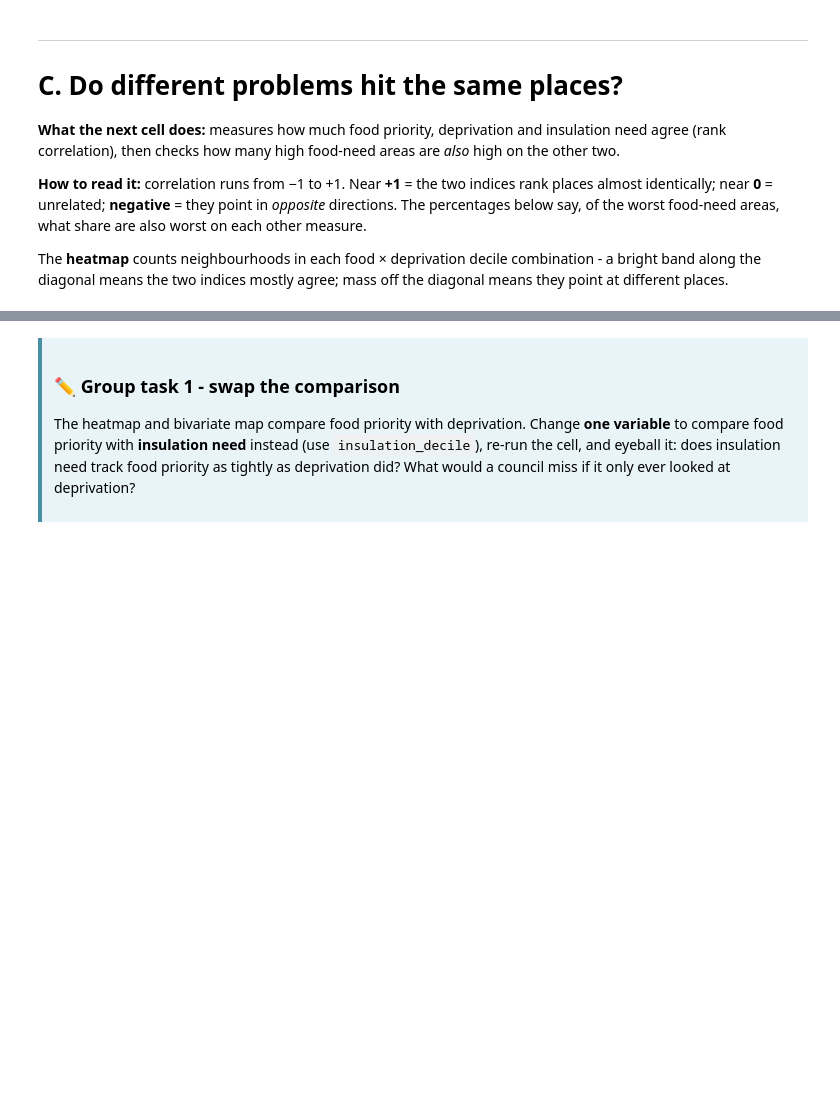
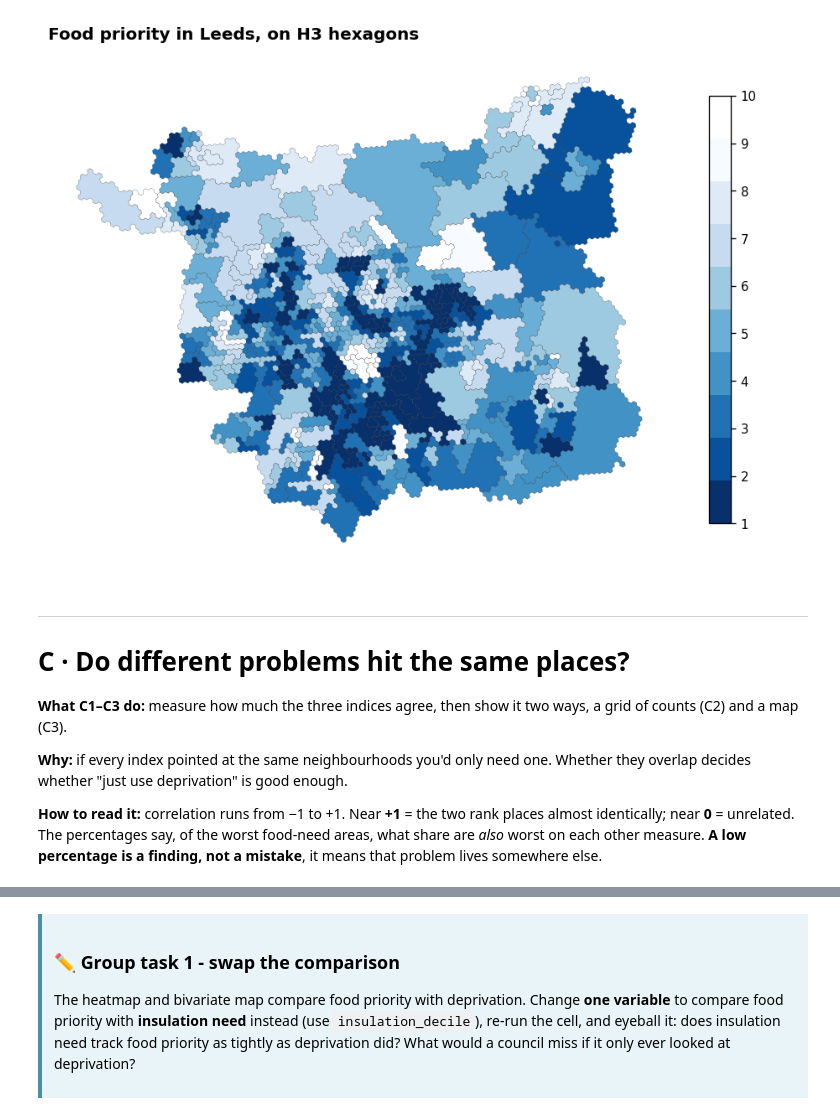
Before and after one commit to Leeds-HASP/digital-festival-2026, a Jupyter notebook: HASP_workshop.ipynb, the cells around one changed output, grey strips where cells are left out. Drawn from its saved outputs; the diff is of its cells as text; code cells hidden in the pictures; blank space fills up the shorter version.

Commit message:
add cell numbers

```diff
--- a/HASP_workshop.ipynb
+++ b/HASP_workshop.ipynb
@@ -273,0 +465,11 @@ show_map_h3(area, "food_decile", f"Food priority in {AREA_NAME}  (decile 1 = hig
+# %%
+# ── B2 ── the same map, approximated onto H3 hexagons ─────────
+# ✏️ CHANGE THIS: higher res = smaller hexes = finer detail (and slower)
+# res 9 has about 175m edges
+h3_resolution = 9
+# ──────────────────────────────────────────
+
+show_map_h3(area, "food_decile",
+            f"Food priority in {AREA_NAME}, on H3 hexagons",
+            res=h3_resolution)
+# %% [output]
@@ -274,12 +477,15 @@ show_map_h3(area, "food_decile", f"Food priority in {AREA_NAME}  (decile 1 = hig
+[figure, added]
 # %% [markdown]
 ---
-# C. Do different problems hit the same places?
+# C · Do different problems hit the same places?
 
-**What the next cell does:** measures how much food priority, deprivation and insulation need agree
-(rank correlation), then checks how many high food-need areas are *also* high on the other two.
+**What C1–C3 do:** measure how much the three indices agree, then show it two ways, a grid of
+counts (C2) and a map (C3).
 
-**How to read it:** correlation runs from −1 to +1. Near **+1** = the two indices rank places almost
-identically; near **0** = unrelated; **negative** = they point in *opposite* directions. The
-percentages below say, of the worst food-need areas, what share are also worst on each other measure.
+**Why:** if every index pointed at the same neighbourhoods you'd only need one. Whether they overlap
+decides whether "just use deprivation" is good enough.
 
-The **heatmap** counts neighbourhoods in each food × deprivation decile combination - a bright band along the diagonal means the two indices mostly agree; mass off the diagonal means they point at different places.
+**How to read it:** correlation runs from −1 to +1. Near **+1** = the two rank places almost
+identically; near **0** = unrelated. The percentages say, of the worst food-need areas, what share
+are *also* worst on each other measure. **A low percentage is a finding, not a mistake**, it means
+that problem lives somewhere else.
```
Also changed, not shown: parts of 51 cells of this notebook.
